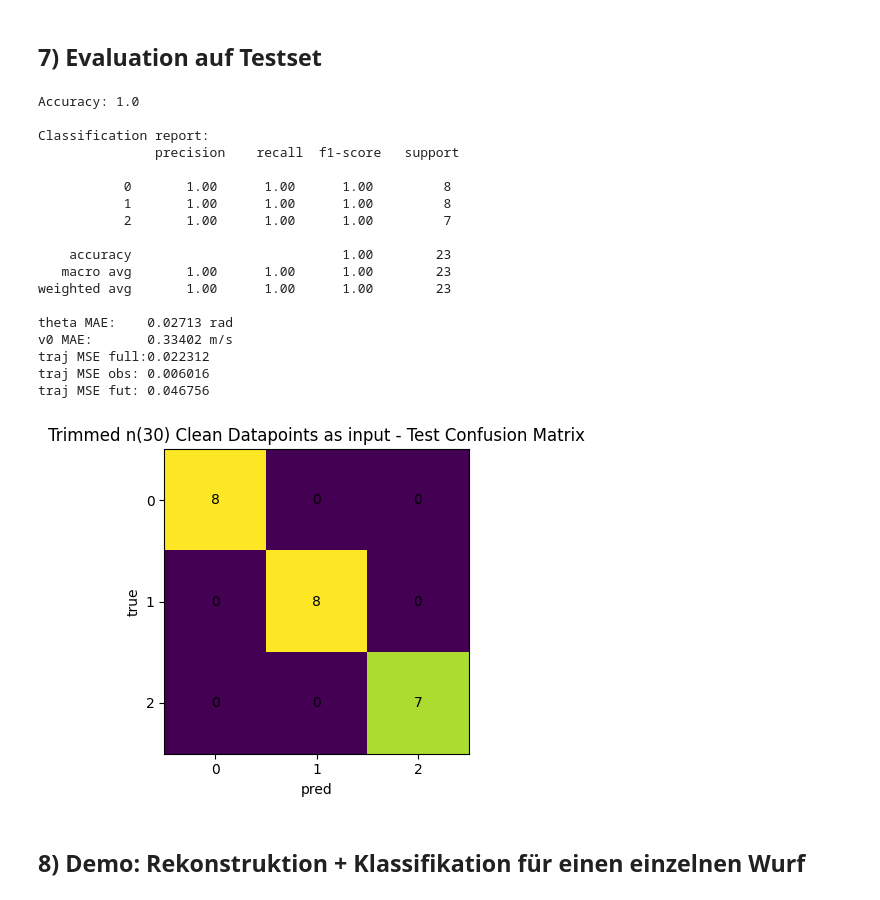
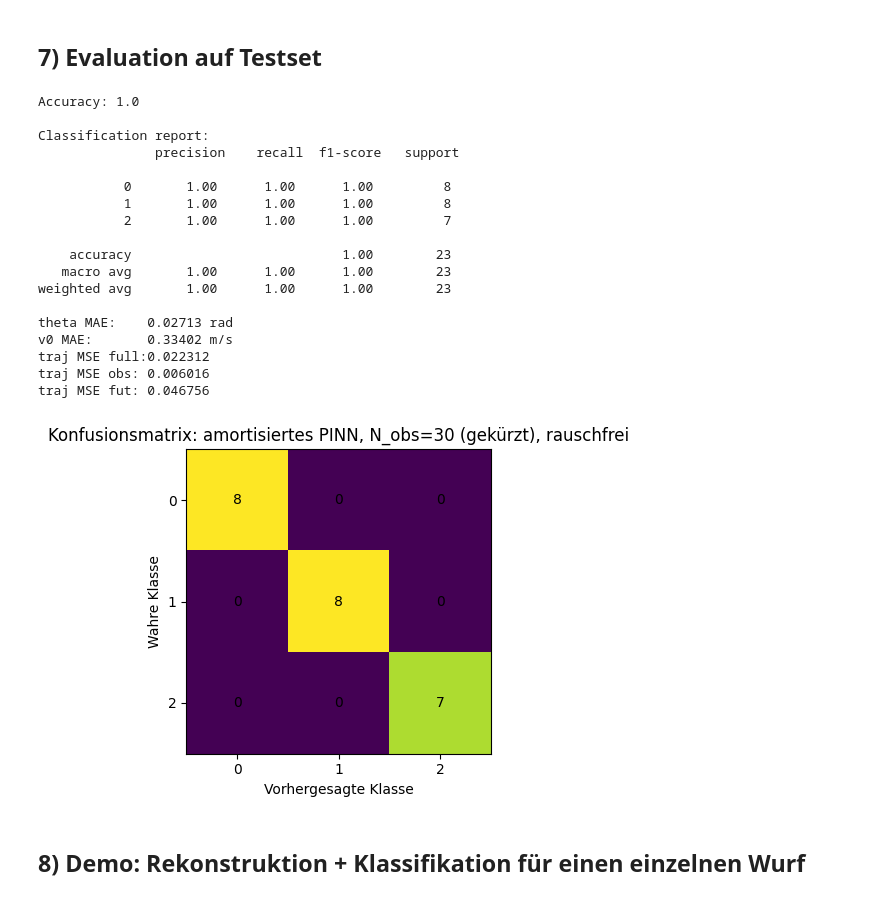
Before and after one commit to lucaa-smn/BA-Thesis, a Jupyter notebook: AmortizedPINN.ipynb, the cells around one changed output. Saved outputs shown, nothing was run; the diff lists cells and outputs as text; code cells hidden in the pictures.

Commit message:
Adjusted Plotfunctions of S2S to fit Plots of AP

```diff
--- a/AmortizedPINN.ipynb
+++ b/AmortizedPINN.ipynb
@@ -706,8 +706,8 @@ def plot_confusion_matrix(cm, title="Confusion Matrix", ax=None):
 
     # Achsenbeschriftungen
     ax.set_title(title)
-    ax.set_xlabel("pred")
-    ax.set_ylabel("true")
+    ax.set_xlabel("Vorhergesagte Klasse")
+    ax.set_ylabel("Wahre Klasse")
 
     # Ticks 0..C-1
     C = cm.shape[0]
@@ -779,35 +779,39 @@ def evaluate(loader, model, titel):
     )
 
     theta_mae = np.mean(np.abs(np.array(theta_pred) - np.array(theta_true)))
     v0_mae = np.mean(np.abs(np.array(v0_pred) - np.array(v0_true)))
     print(f"theta MAE:    {theta_mae:.5f} rad")
     print(f"v0 MAE:       {v0_mae:.5f} m/s")
     print(f"traj MSE full:{np.mean(mse_full_list):.6f}")
     print(f"traj MSE obs: {np.mean(mse_obs_list):.6f}")
     print(f"traj MSE fut: {np.nanmean(mse_future_list):.6f}")
 
 
-evaluate(test_loader, model, titel="Trimmed n(30) Clean Datapoints as input - Test Confusion Matrix")
+evaluate(
+    test_loader,
+    model,
+    titel="Konfusionsmatrix: amortisiertes PINN, N_obs=30 (gekürzt), rauschfrei",
+)
 # %% [output]
 Accuracy: 1.0
 
 Classification report:
                precision    recall  f1-score   support
 
            0       1.00      1.00      1.00         8
            1       1.00      1.00      1.00         8
            2       1.00      1.00      1.00         7
 
     accuracy                           1.00        23
    macro avg       1.00      1.00      1.00        23
 weighted avg       1.00      1.00      1.00        23
 
 theta MAE:    0.02713 rad
 v0 MAE:       0.33402 m/s
 traj MSE full:0.022312
 traj MSE obs: 0.006016
 traj MSE fut: 0.046756
-[figure, old version]
+[figure, new version]
 # %% [markdown]
 ## 8) Demo: Rekonstruktion + Klassifikation für einen einzelnen Wurf
 # %%
```
Also changed, not shown: parts of 7 cells of this notebook, 1 other file.
